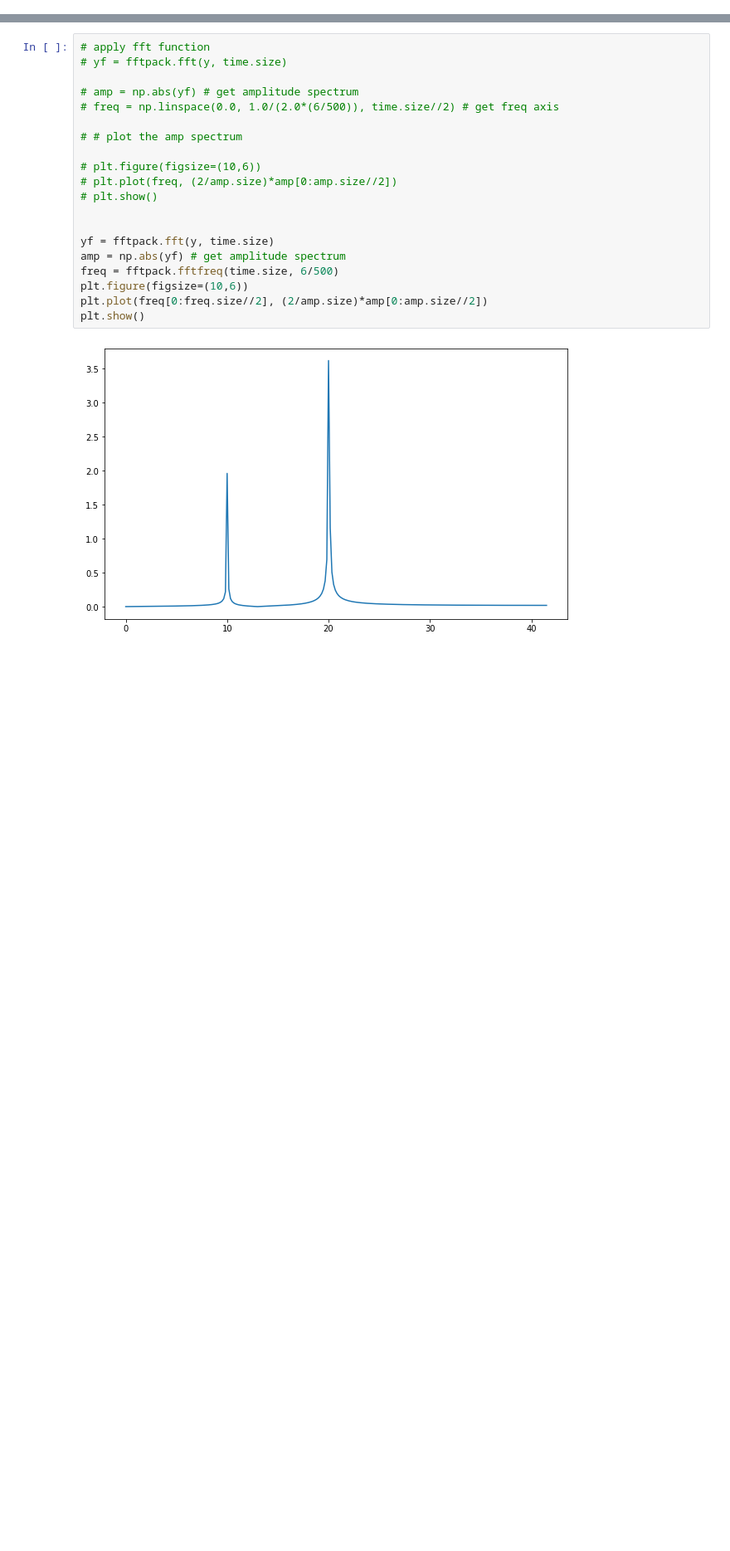
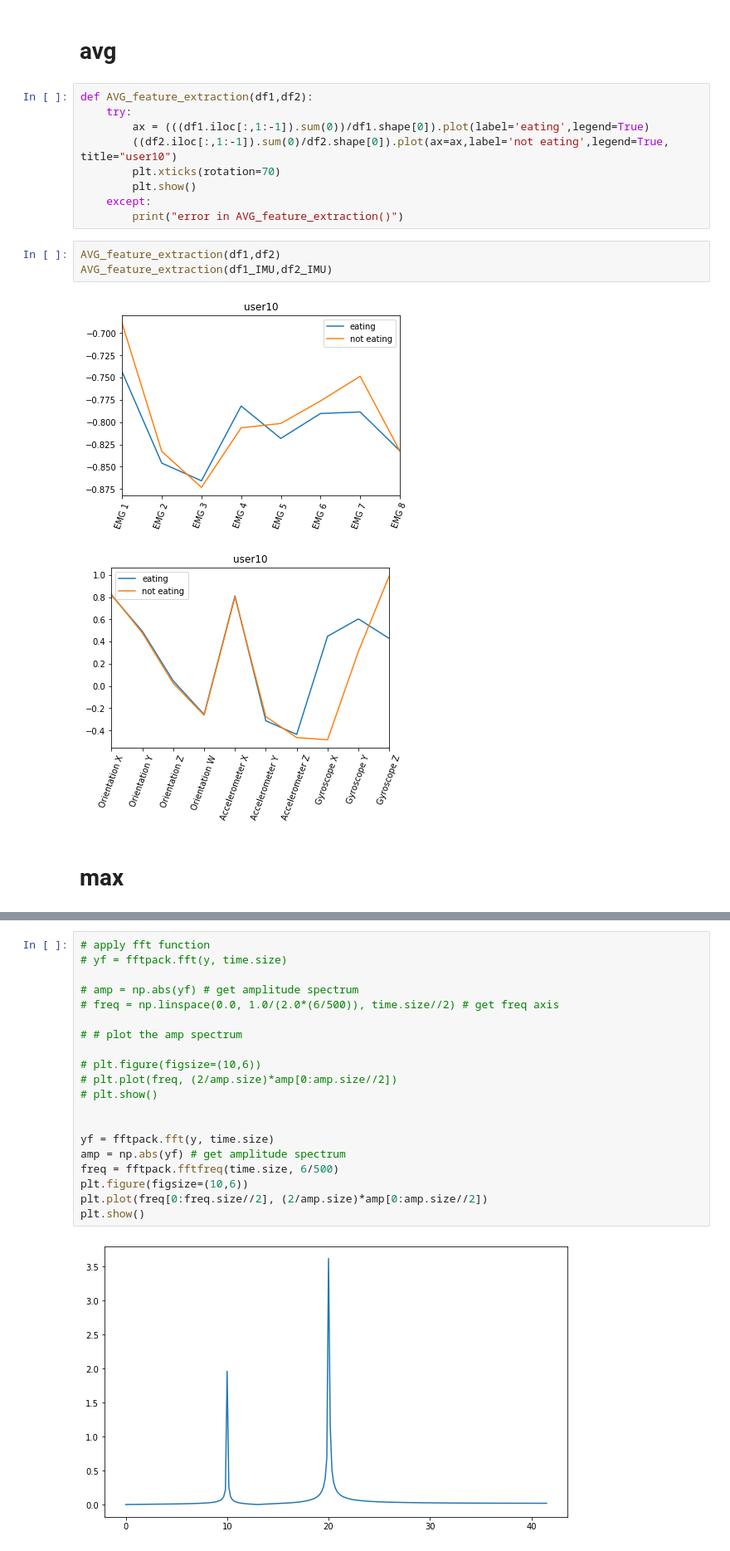
Before and after one commit to GiveThanksAlways/data-mining-project-1, a Jupyter notebook: feature_extraction.ipynb, the cells around one changed output, grey strips where cells are left out. Shown at 83% size. Drawn from its saved outputs; the diff is of its cells as text; blank space fills up the shorter version.

```diff
--- a/feature_extraction.ipynb
+++ b/feature_extraction.ipynb
@@ -97,0 +59,19 @@ x
+# %% [markdown]
+# avg
+# %%
+def AVG_feature_extraction(df1,df2):
+    try:
+        ax = (((df1.iloc[:,1:-1]).sum(0))/df1.shape[0]).plot(label='eating',legend=True)
+        ((df2.iloc[:,1:-1]).sum(0)/df2.shape[0]).plot(ax=ax,label='not eating',legend=True, title="user10")
+        plt.xticks(rotation=70)
+        plt.show()
+    except:
+        print("error in AVG_feature_extraction()")
+# %%
+AVG_feature_extraction(df1,df2)
+AVG_feature_extraction(df1_IMU,df2_IMU)
+# %% [output]
+[figure, added]
+[figure, added]
+# %% [markdown]
+# max
```
Also changed, not shown: parts of 19 cells of this notebook, 2 other files.
